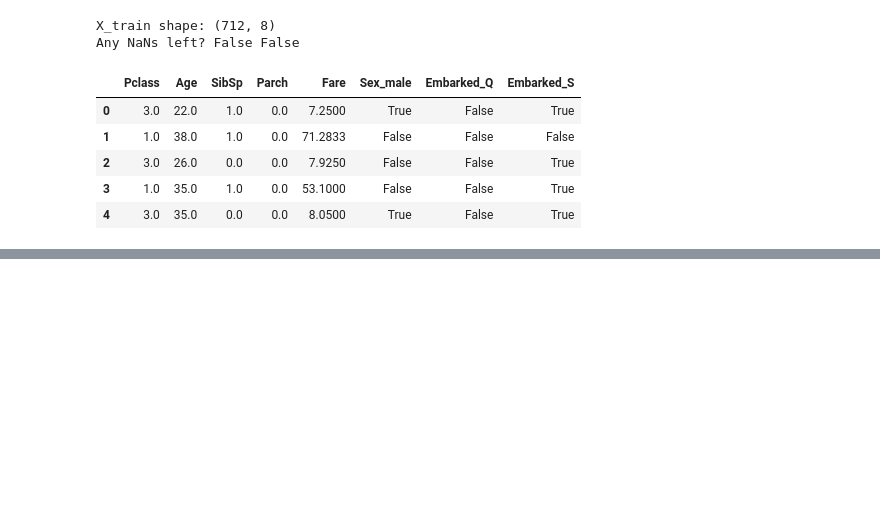
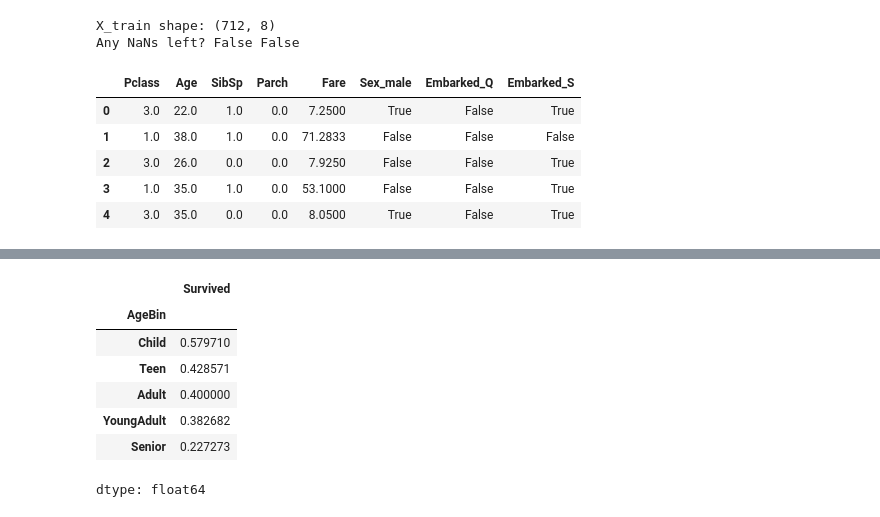
Before and after one commit to womeramichay/elta_home_assignment, a Jupyter notebook: notebooks/eda.ipynb, the cells around one changed output, grey strips where cells are left out. Drawn from its saved outputs; the diff is of its cells as text; code cells hidden in the pictures; blank space fills up the shorter version.

```diff
--- a/notebooks/eda.ipynb
+++ b/notebooks/eda.ipynb
@@ -230,0 +259,9 @@ baseline_f1: 0.7287
+# %%
+# Target statistics: survival rate by group
+
+def survival_rate(col):
+    return df.groupby(col)["Survived"].mean().sort_values(ascending=False)
+
+survival_rate("Sex")
+survival_rate("Pclass")
+survival_rate("Embarked")
@@ -230,0 +275,18 @@ baseline_f1: 0.7287
+# %%
+# Age bins → survival rate
+df["AgeBin"] = pd.cut(
+    df["Age"],
+    bins=[0, 12, 18, 35, 60, 100],
+    labels=["Child", "Teen", "YoungAdult", "Adult", "Senior"]
+)
+
+survival_rate("AgeBin")
+# %% [output]
+|  | Survived |
+| AgeBin |  |
+| Child | 0.579710 |
+| Teen | 0.428571 |
+| Adult | 0.400000 |
+| YoungAdult | 0.382682 |
+| Senior | 0.227273 |
+dtype: float64
```
Also changed, not shown: parts of 14 cells of this notebook.
